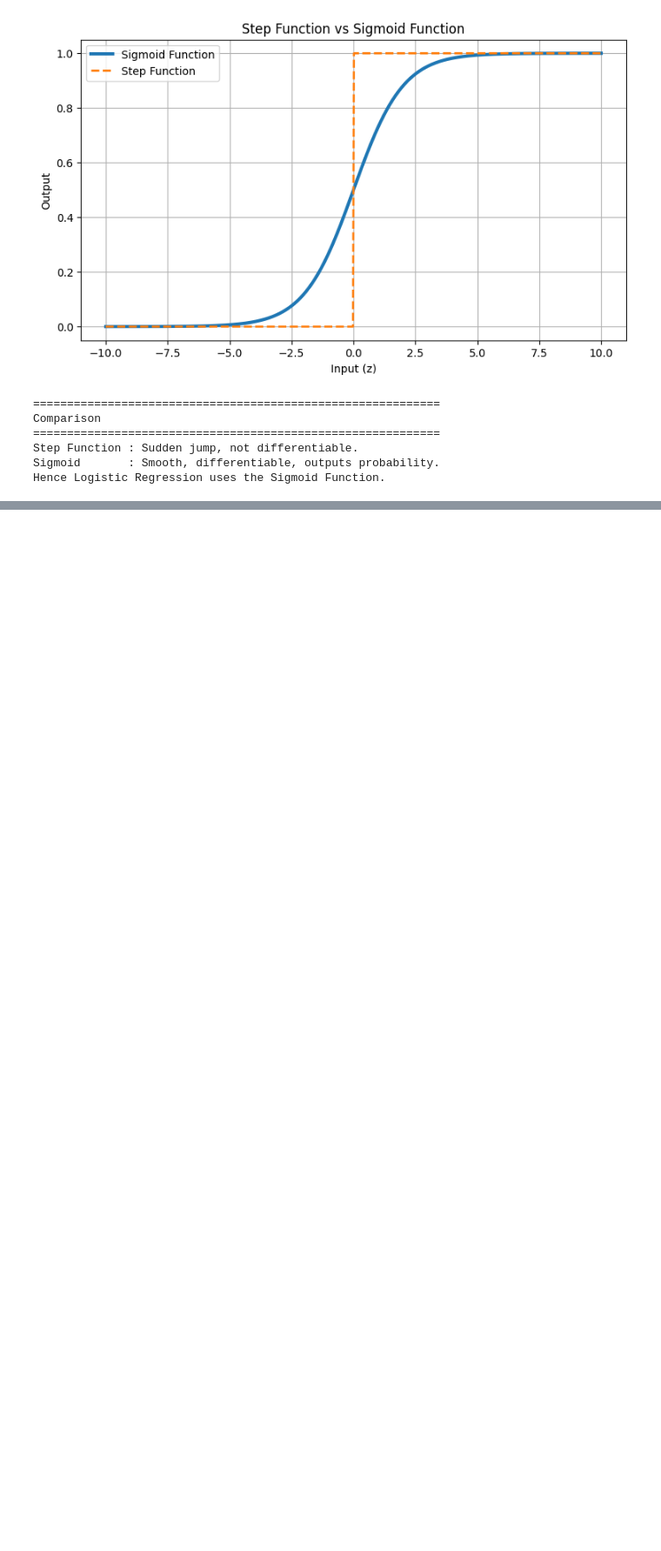
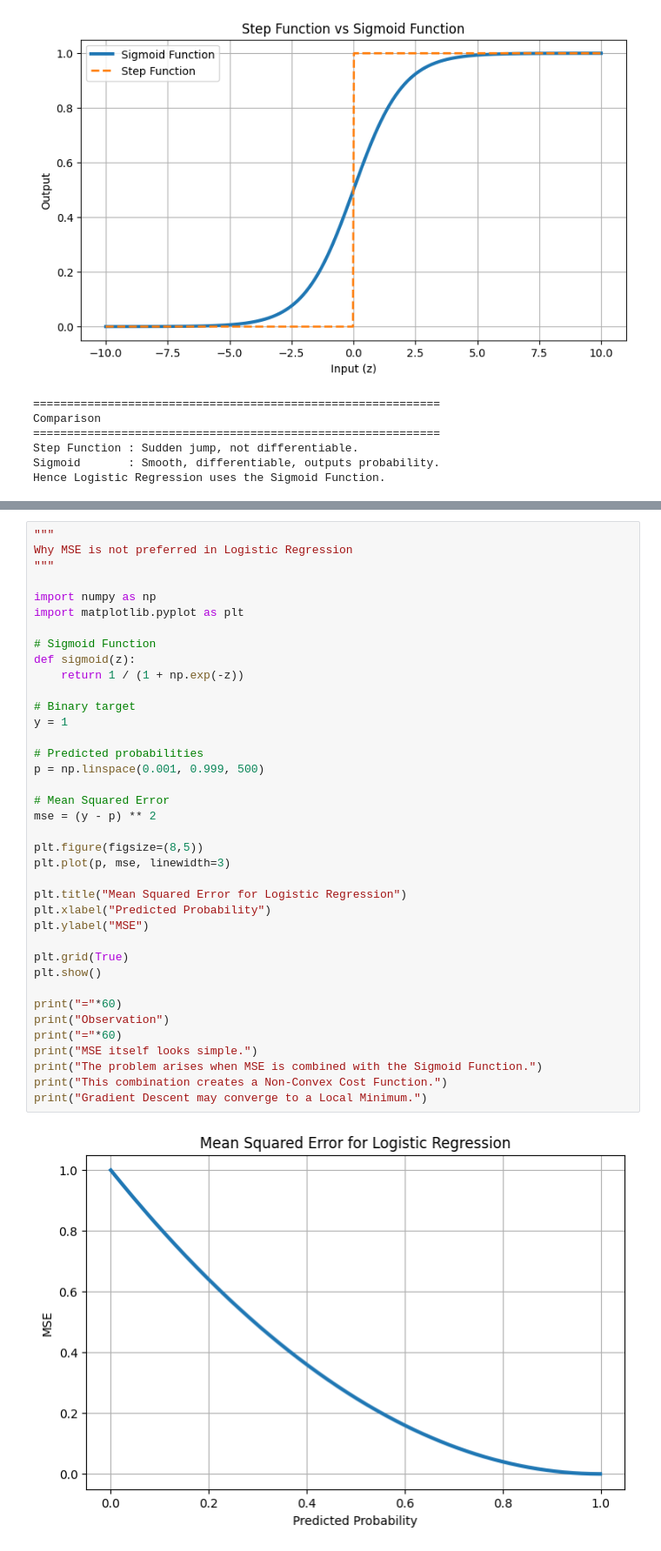
Before and after one commit to TARUN-85/Mission_AI_ML_Pro_Learning, a Jupyter notebook: MY_PROJECTS_AI_ML/PythonFiles/ML_LEARNING/LOGISTIC_REGRESSION.ipynb, the cells around one changed output, grey strips where cells are left out. Shown at 87% size. Drawn from its saved outputs; the diff is of its cells as text; blank space fills up the shorter version.

Commit message:
logist regression completed

```diff
--- a/MY_PROJECTS_AI_ML/PythonFiles/ML_LEARNING/LOGISTIC_REGRESSION.ipynb
+++ b/MY_PROJECTS_AI_ML/PythonFiles/ML_LEARNING/LOGISTIC_REGRESSION.ipynb
@@ -3890,0 +4694,40 @@ Hence Logistic Regression uses the Sigmoid Function.
+# %%
+"""
+Why MSE is not preferred in Logistic Regression
+"""
+
+import numpy as np
+import matplotlib.pyplot as plt
+
+# Sigmoid Function
+def sigmoid(z):
+    return 1 / (1 + np.exp(-z))
+
+# Binary target
+y = 1
+
+# Predicted probabilities
+p = np.linspace(0.001, 0.999, 500)
+
+# Mean Squared Error
+mse = (y - p) ** 2
+
+plt.figure(figsize=(8,5))
+plt.plot(p, mse, linewidth=3)
+
+plt.title("Mean Squared Error for Logistic Regression")
+plt.xlabel("Predicted Probability")
+plt.ylabel("MSE")
+
+plt.grid(True)
+plt.show()
+
+print("="*60)
+print("Observation")
+print("="*60)
+print("MSE itself looks simple.")
+print("The problem arises when MSE is combined with the Sigmoid Function.")
+print("This combination creates a Non-Convex Cost Function.")
+print("Gradient Descent may converge to a Local Minimum.")
+# %% [output]
+[figure, added]
```
Also changed, not shown: parts of 92 cells of this notebook.
